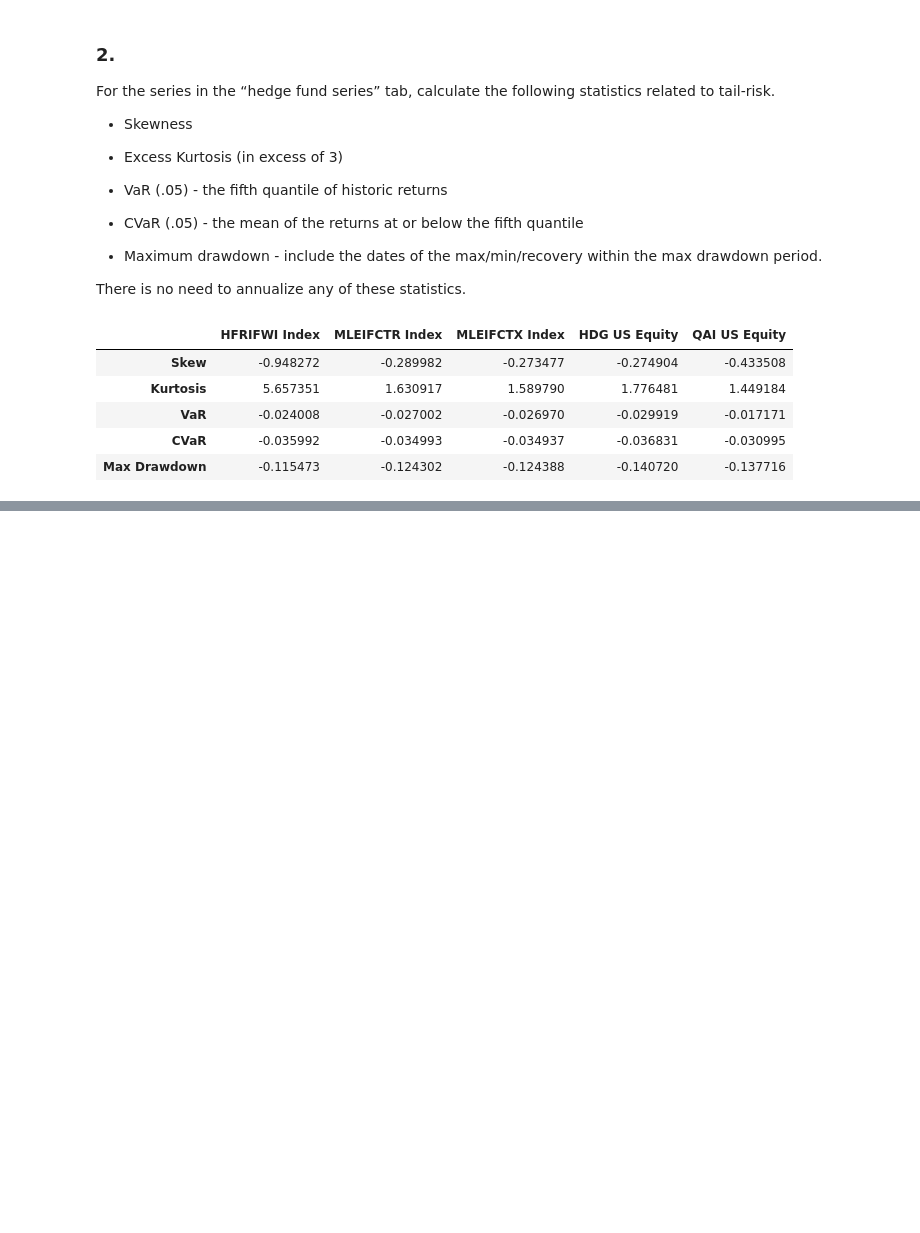
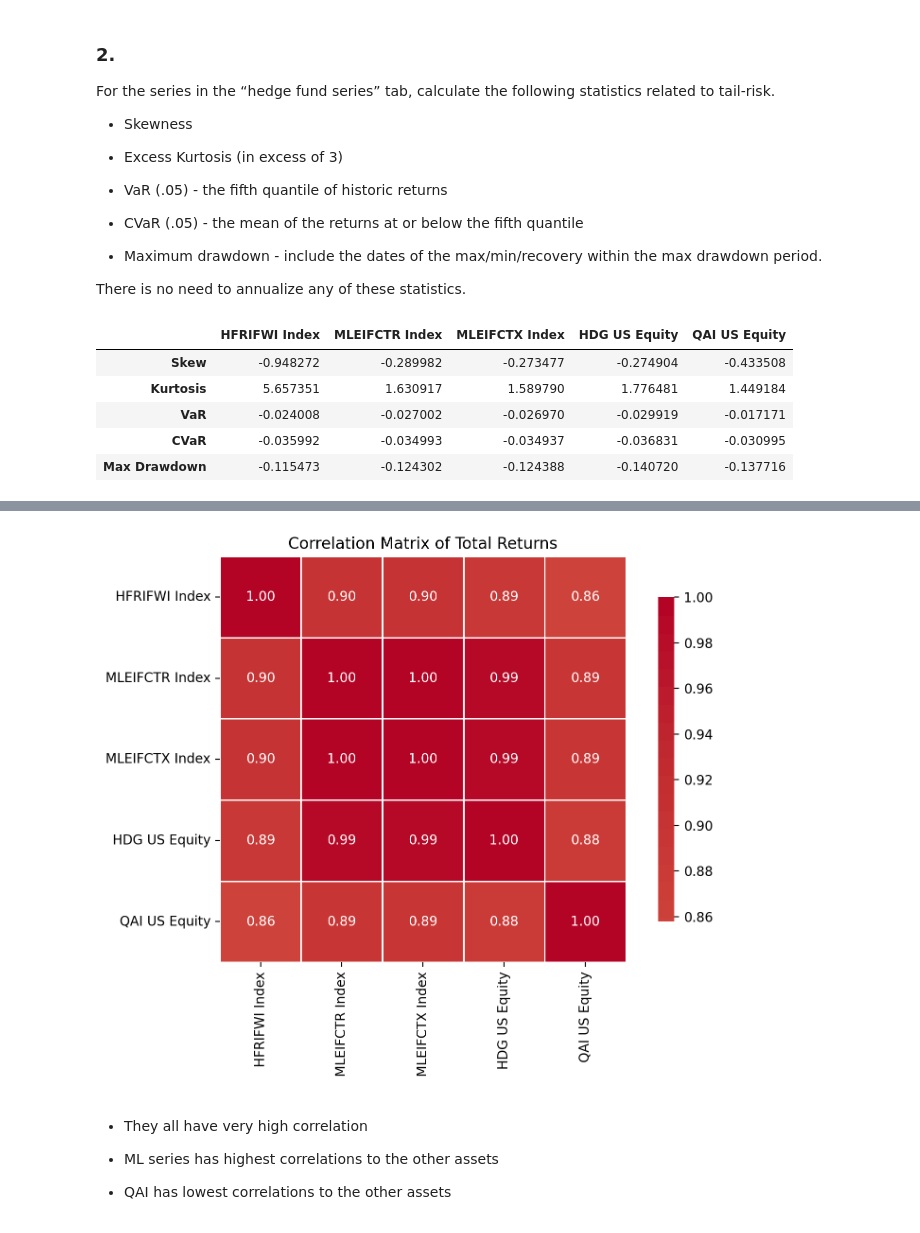
Before and after one commit to scfengv/FINM36700-Portfolio-and-Risk-Management, a Jupyter notebook: assignment/assignment2/HW2.ipynb, the cells around one changed output, grey strips where cells are left out. Saved outputs shown, nothing was run; the diff lists cells and outputs as text; code cells hidden in the pictures; blank space fills up the shorter version.

```diff
--- a/assignment/assignment2/HW2.ipynb
+++ b/assignment/assignment2/HW2.ipynb
@@ -160,0 +183,17 @@ Discuss the previous statistics, and what they tell us about…
+# %%
+corr_matrix = hedgeFund.corr()
+
+plt.figure(figsize = (8, 6))
+sns.heatmap(corr_matrix, annot = True, fmt = '.2f', cmap = 'coolwarm', center = 0,
+            square = True, linewidths = 1, cbar_kws = {"shrink": 0.8})
+plt.title('Correlation Matrix of Total Returns')
+plt.tight_layout()
+plt.show()
+# %% [output]
+[figure, added]
+# %% [markdown]
+- They all have very high correlation
+
+- ML series has highest correlations to the other assets
+
+- QAI has lowest correlations to the other assets
```
Also changed, not shown: parts of 15 cells of this notebook.
